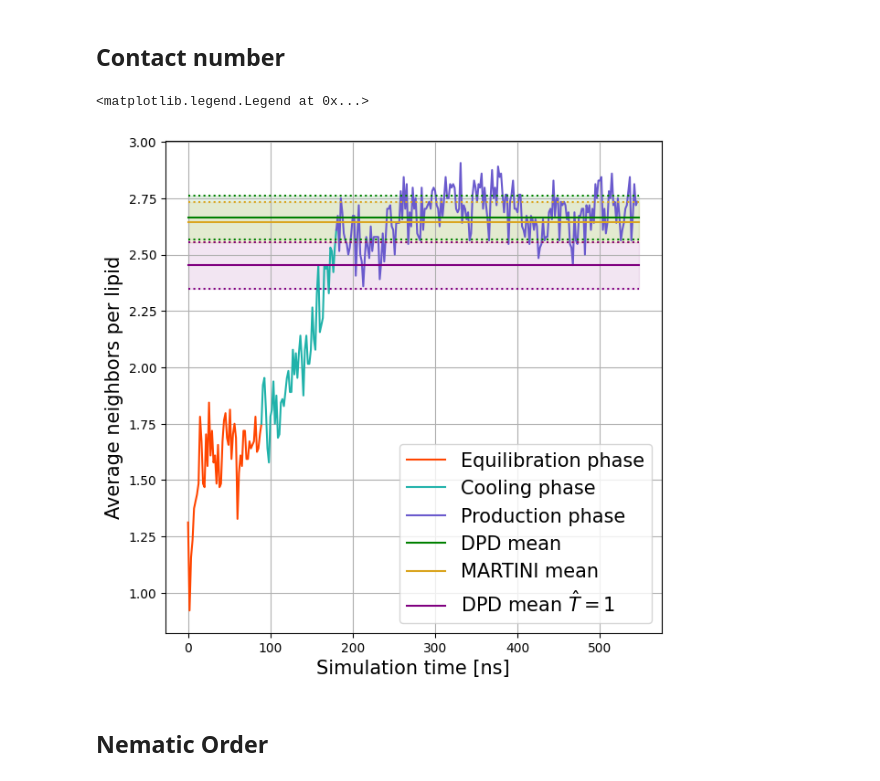
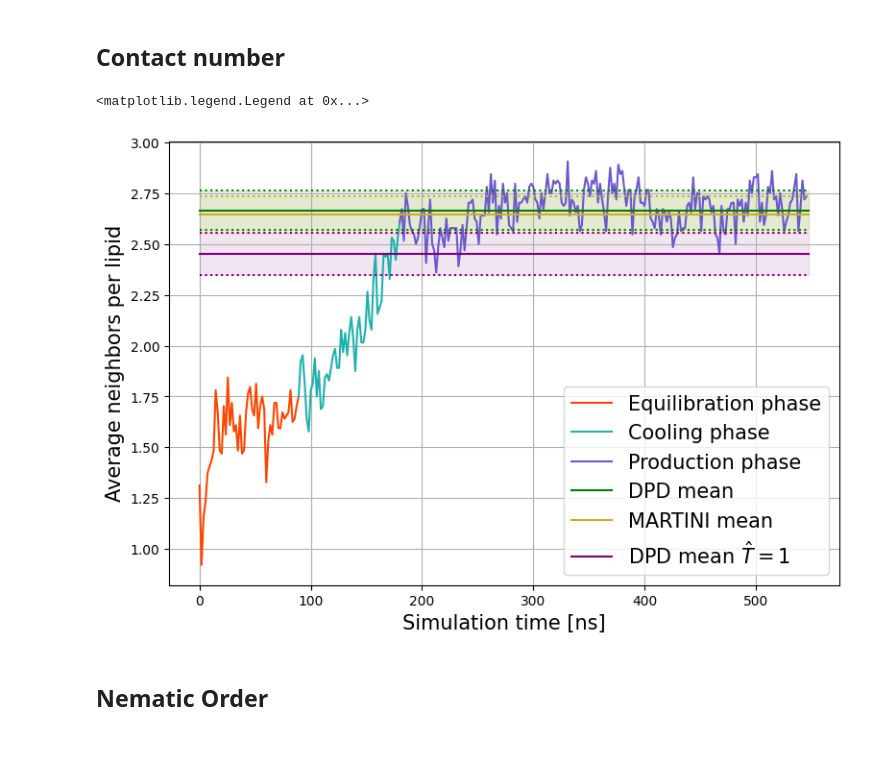
Before and after one commit to G-Scherer/dpd_simulation, a Jupyter notebook: lipid_self_assembly/analysis/analysis_T_08.ipynb, the cells around one changed output. Cells and saved outputs as stored; diff of their text form; code cells hidden in the pictures; blank space fills up the shorter version.

```diff
--- a/lipid_self_assembly/analysis/analysis_T_08.ipynb
+++ b/lipid_self_assembly/analysis/analysis_T_08.ipynb
@@ -151,34 +151,34 @@ high_std_contact = np.std(high_contact_number[150:])
 # %%
 max_time = frames*time_per_frame
 
-plt.figure(figsize=(7,7))
+plt.figure(figsize=(9,6))
 
 plt.plot(frame_axis[:high_temp]*time_per_frame,self_assembly_contact_number[:high_temp], label="Equilibration phase", color="orangered")
 plt.plot(frame_axis[high_temp-1:cool_down]*time_per_frame,self_assembly_contact_number[high_temp-1:cool_down], label="Cooling phase", color="lightseagreen")
 plt.plot(frame_axis[cool_down-1:]*time_per_frame,self_assembly_contact_number[cool_down-1:], label="Production phase", color="slateblue")
 
 plt.plot([0,max_time], [dpd_mean_contact+dpd_std_contact, dpd_mean_contact+dpd_std_contact], linestyle="dotted", color="green")
 plt.plot([0,max_time], [dpd_mean_contact,dpd_mean_contact], label="DPD mean", color="green")
 plt.plot([0,max_time], [dpd_mean_contact-dpd_std_contact, dpd_mean_contact-dpd_std_contact], linestyle="dotted", color="green")
 plt.fill_between(np.linspace(0,max_time,50), np.full(50, dpd_mean_contact-dpd_std_contact), np.full(50, dpd_mean_contact+dpd_std_contact), color="green", alpha=0.1)
 
 plt.plot([0,max_time], [gro_mean_contact+gro_std_contact, gro_mean_contact+gro_std_contact], linestyle="dotted", color="goldenrod")
 plt.plot([0,max_time], [gro_mean_contact,gro_mean_contact],label="MARTINI mean", color="goldenrod")
 plt.plot([0,max_time], [gro_mean_contact-gro_std_contact, gro_mean_contact-gro_std_contact], linestyle="dotted", color="goldenrod")
 plt.fill_between(np.linspace(0,max_time,50), np.full(50, gro_mean_contact-gro_std_contact), np.full(50, gro_mean_contact+gro_std_contact), color = "goldenrod", alpha=0.1)
 
 plt.plot([0,max_time], [high_mean_contact+high_std_contact, high_mean_contact+high_std_contact], linestyle="dotted", color="purple")
 plt.plot([0,max_time], [high_mean_contact,high_mean_contact],label=r"DPD mean $\hat{T}=1$", color="purple")
 plt.plot([0,max_time], [high_mean_contact-high_std_contact, high_mean_contact-high_std_contact], linestyle="dotted", color="purple")
 plt.fill_between(np.linspace(0,max_time,50), np.full(50, high_mean_contact-high_std_contact), np.full(50, high_mean_contact+high_std_contact), color = "purple", alpha=0.1)
 
 plt.xlabel("Simulation time [ns]", fontsize=15)
 plt.ylabel("Average neighbors per lipid", fontsize=15)
 plt.grid()
 plt.legend(fontsize=15, frameon=True)
 # %% [output]
 <matplotlib.legend.Legend at 0x...>
-[figure, old version]
+[figure, new version]
 # %% [markdown]
 ## Nematic Order
 # %%
```
Also changed, not shown: parts of 2 cells of this notebook, 12 other files.
